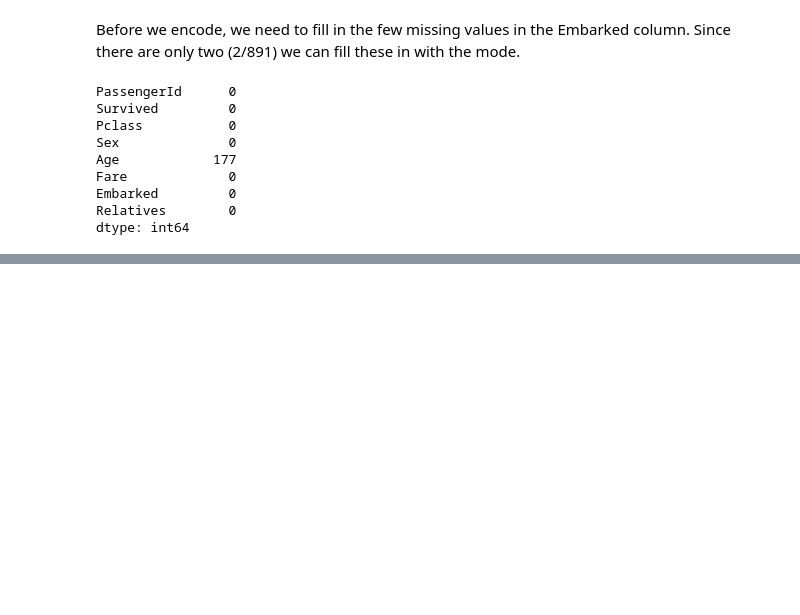
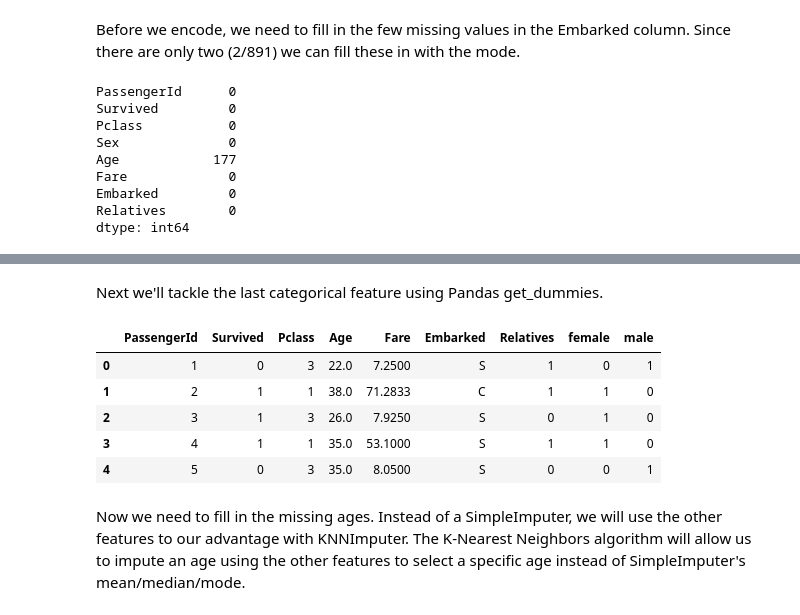
Before and after one commit to kevinodata/titanic, a Jupyter notebook: titanic_classifier.ipynb, the cells around one changed output, grey strips where cells are left out. Cells and saved outputs as stored; diff of their text form; code cells hidden in the pictures; blank space fills up the shorter version.

```diff
--- a/titanic_classifier.ipynb
+++ b/titanic_classifier.ipynb
@@ -145,7 +148,7 @@ train_2.head()
 # %% [markdown]
 Before we encode, we need to fill in the few missing values in the Embarked column. Since there are only two (2/891) we can fill these in with the mode.
 # %%
-train_2["Embarked"] = train_2.fillna(train_2["Embarked"].mode())
+train_2.Embarked.fillna(train_2.Embarked.mode()[0], inplace=True)
 # %%
 train_2.isna().sum()
 # %% [output]
@@ -197,0 +173,19 @@ print(rf_output.best_params_)
+# %% [markdown]
+Next we'll tackle the last categorical feature using Pandas get_dummies.
+# %%
+dummy = pd.get_dummies(train_2.Sex)
+# %%
+train_2 = pd.concat([train_2, dummy], axis=1)
+train_3 = train_2.drop(['Sex'], axis=1)
+
+# Verify
+train_3.head()
+# %% [output]
+|  | PassengerId | Survived | Pclass | Age | Fare | Embarked | Relatives | female | male |
+| 0 | 1 | 0 | 3 | 22.0 | 7.2500 | S | 1 | 0 | 1 |
+| 1 | 2 | 1 | 1 | 38.0 | 71.2833 | C | 1 | 1 | 0 |
+| 2 | 3 | 1 | 3 | 26.0 | 7.9250 | S | 0 | 1 | 0 |
+| 3 | 4 | 1 | 1 | 35.0 | 53.1000 | S | 1 | 1 | 0 |
+| 4 | 5 | 0 | 3 | 35.0 | 8.0500 | S | 0 | 0 | 1 |
+# %% [markdown]
+Now we need to fill in the missing ages. Instead of a SimpleImputer, we will use the other features to our advantage with KNNImputer. The K-Nearest Neighbors algorithm will allow us to impute an age using the other features to select a specific age instead of SimpleImputer's mean/median/mode.
```
Also changed, not shown: parts of 18 cells of this notebook.
